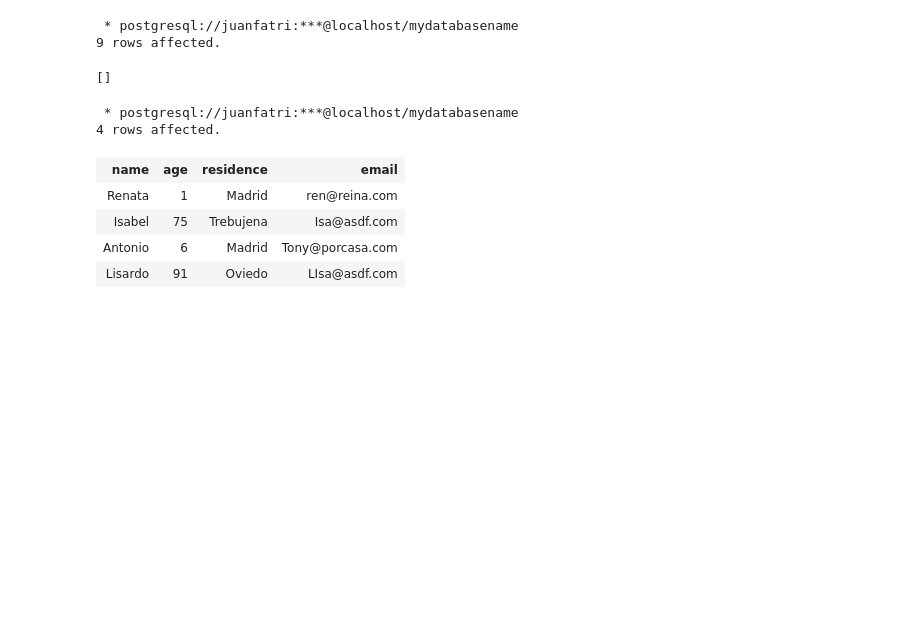
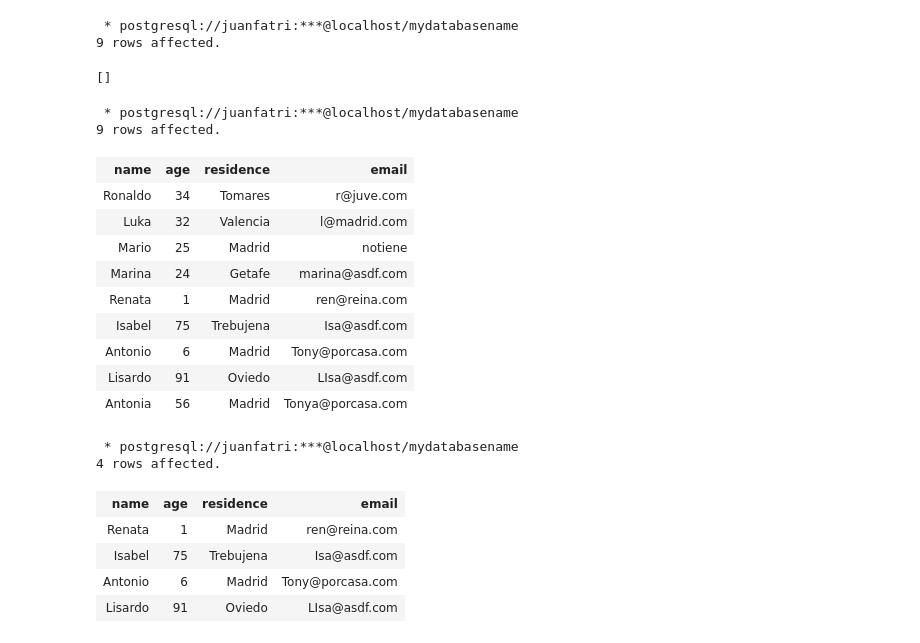
Before and after one commit to JuanFT/MasterDataScience, a Jupyter notebook: 03_SQL/SQL_MDC.ipynb, the cells around one changed output. Saved outputs shown, nothing was run; the diff lists cells and outputs as text; code cells hidden in the pictures; blank space fills up the shorter version.

```diff
--- a/03_SQL/SQL_MDC.ipynb
+++ b/03_SQL/SQL_MDC.ipynb
@@ -225,6 +221,22 @@ INSERT INTO facebook2 VALUES ('Ronaldo', 34, 'Tomares', 'r@juve.com'),('Luka',32
  * postgresql://juanfatri:***@localhost/mydatabasename
 9 rows affected.
 []
+# %%
+%%sql
+SELECT * from facebook2;
+# %% [output]
+ * postgresql://juanfatri:***@localhost/mydatabasename
+9 rows affected.
+| name | age | residence | email |
+| Ronaldo | 34 | Tomares | r@juve.com |
+| Luka | 32 | Valencia | l@madrid.com |
+| Mario | 25 | Madrid | notiene |
+| Marina | 24 | Getafe | marina@asdf.com |
+| Renata | 1 | Madrid | ren@reina.com |
+| Isabel | 75 | Trebujena | Isa@asdf.com |
+| Antonio | 6 | Madrid | Tony@porcasa.com |
+| Lisardo | 91 | Oviedo | LIsa@asdf.com |
+| Antonia | 56 | Madrid | Tonya@porcasa.com |
 # %%
 %%sql
 SELECT * FROM facebook2 WHERE age<18 or age>65;
```
Also changed, not shown: parts of 56 cells of this notebook.
